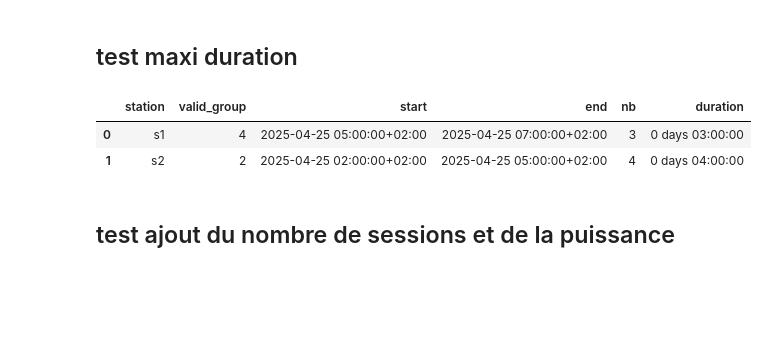
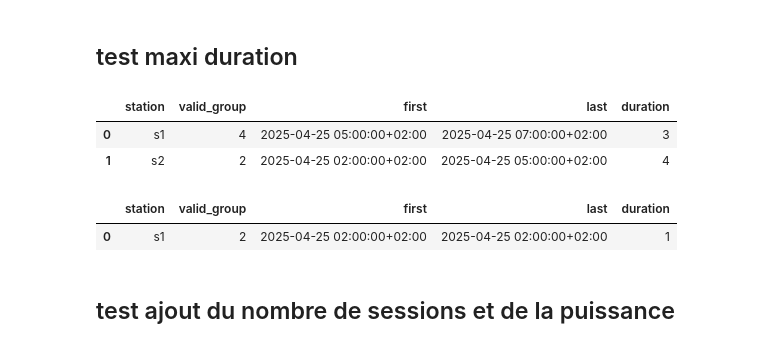
Before and after one commit to loco-labs/qualicharge-rtet, a Jupyter notebook: saturation/source/tests_saturation.ipynb, the cells around one changed output. Drawn from its saved outputs; the diff is of its cells as text; code cells hidden in the pictures; blank space fills up the shorter version.

```diff
--- a/saturation/source/tests_saturation.ipynb
+++ b/saturation/source/tests_saturation.ipynb
@@ -376,21 +391,35 @@ assert res[:5].all() == False
 # %%
 timestamp = pd.Timestamp('2025-04-25T00:00:00+02:00')
 periodes = [1, 2, 3, 4, 5, 6, 7, 8, 9] * 2
 
 df = pd.DataFrame({'occupe': [False, True, True, False, True, True, True, False, True,
                               False, True, True, True, True, False, True, False, True],
                    'station': ['s1'] * 9 + ['s2'] * 9,
                    'periode': [timestamp + pd.Timedelta(hours=per) for per in periodes]})
                    #'periode': periodes})
 
 pu_duration = maxi_duration(df, 'station', 'periode', 'occupe')
-assert pu_duration['duration'].iloc[0] == datetime.timedelta(hours=3)
-assert pu_duration['duration'].iloc[1] == datetime.timedelta(hours=4)
+assert list(pu_duration['duration']) == [3, 4]
 pu_duration
 # %% [output]
-|  | station | valid_group | start | end | nb | duration |
-| 0 | s1 | 4 | 2025-04-25 05:00:00+02:00 | 2025-04-25 07:00:00+02:00 | 3 | 0 days 03:00:00 |
-| 1 | s2 | 2 | 2025-04-25 02:00:00+02:00 | 2025-04-25 05:00:00+02:00 | 4 | 0 days 04:00:00 |
+|  | station | valid_group | first | last | duration |
+| 0 | s1 | 4 | 2025-04-25 05:00:00+02:00 | 2025-04-25 07:00:00+02:00 | 3 |
+| 1 | s2 | 2 | 2025-04-25 02:00:00+02:00 | 2025-04-25 05:00:00+02:00 | 4 |
+# %%
+timestamp = pd.Timestamp('2025-04-25T00:00:00+02:00')
+periodes = [1, 2, 3, 4, 5, 6, 7, 8, 9] * 2
+
+df = pd.DataFrame({'occupe': [False, True, False, True, False, True, False, True, False] + [False] * 9,
+                   'station': ['s1'] * 9 + ['s2'] * 9,
+                   'periode': [timestamp + pd.Timedelta(hours=per) for per in periodes]})
+
+pu_duration = maxi_duration(df, 'station', 'periode', 'occupe')
+assert pu_duration['duration'].iloc[0] == 1
+assert len(pu_duration) == 1
+pu_duration
+# %% [output]
+|  | station | valid_group | first | last | duration |
+| 0 | s1 | 2 | 2025-04-25 02:00:00+02:00 | 2025-04-25 02:00:00+02:00 | 1 |
 # %% [markdown]
 ## test ajout du nombre de sessions et de la puissance
 # %%
```
Also changed, not shown: parts of 4 cells of this notebook, 8 other files.
